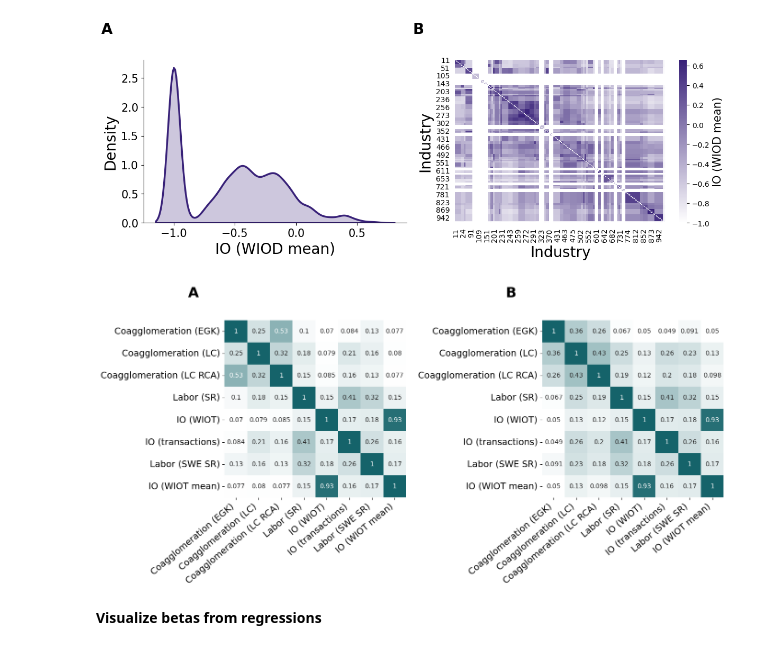
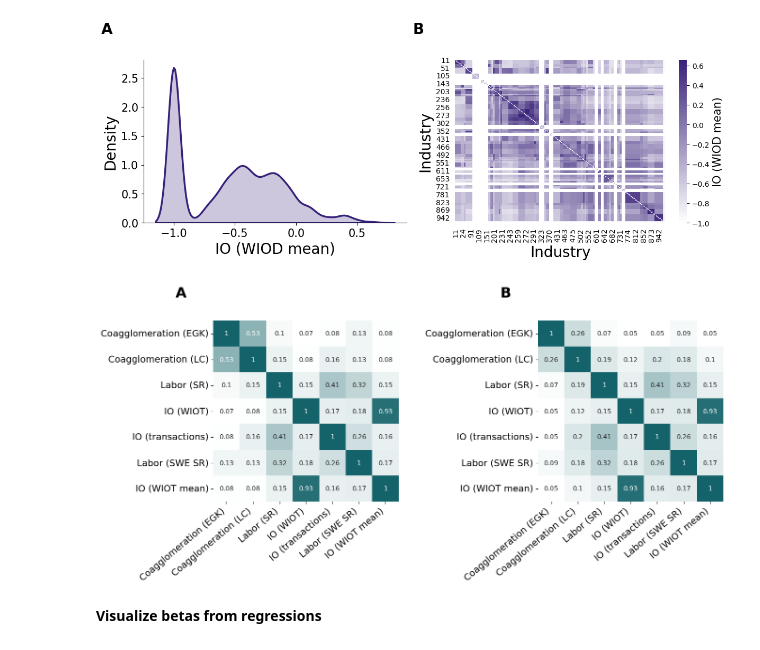
Before and after one commit to sandorjuhasz/coagglomeration, a Jupyter notebook: code/02_supplementary_figures.ipynb, the cells around one changed output. Drawn from its saved outputs; the diff is of its cells as text; code cells hidden in the pictures.

Commit message:
corr mat changed

```diff
--- a/code/02_supplementary_figures.ipynb
+++ b/code/02_supplementary_figures.ipynb
@@ -801,7 +801,7 @@ def correlation_matrix(data, key_columns, labels, textsize, cmap, heatmap=True,
     data = data[key_columns]
 
     # correlation matrix
-    corr_mat = data.corr()
+    corr_mat = round(data.corr(), 2)
 
     if heatmap==False:
         return corr_mat
@@ -821,7 +821,7 @@ ax[1] = fig.add_subplot(gs[0,1])
 fig.subplots_adjust(wspace=0.75)
 
 textsize = 14
-key_vars = ["egk_coagg", "coagg_porter_emp", "coagg_porter_rca01", "sr_norm", "io_norm3", "io_wiot_hun", "swe_sr_norm", "iv_wiot_mean"]
+key_vars = ["egk_coagg", "coagg_porter_rca01", "sr_norm", "io_norm3", "io_wiot_hun", "swe_sr_norm", "iv_wiot_mean"]
 region_levels = ["nuts3", "nuts4"]
 
 # colormap
@@ -839,45 +839,45 @@ reg_df = reg_df[key_vars]
 # plot the matrix w/ style
 corr_mat = reg_df.corr()
 
-labels = ["Coagglomeration (EGK)", "Coagglomeration (LC)", "Coagglomeration (LC RCA)", "Labor (SR)", "IO (WIOT)", "IO (transactions)", "Labor (SWE SR)", "IO (WIOT mean)"]
+labels = ["Coagglomeration (EGK)", "Coagglomeration (LC)", "Labor (SR)", "IO (WIOT)", "IO (transactions)", "Labor (SWE SR)", "IO (WIOT mean)"]
 correlation_matrix(
     reg_df,
-    key_columns=["egk_coagg", "coagg_porter_emp", "coagg_porter_rca01", "sr_norm", "io_wiot_hun", "io_norm3", "swe_sr_norm", "iv_wiot_mean"],
+    key_columns=["egk_coagg", "coagg_porter_rca01", "sr_norm", "io_wiot_hun", "io_norm3", "swe_sr_norm", "iv_wiot_mean"],
     labels=labels,
     textsize=textsize,
     cmap=cmap,
     heatmap=True,
     ax=ax[0]
 )
 ax[0].set_xticklabels(labels, size=textsize, rotation=40, ha='right')
 
 # NUST4
 reg_df = pd.read_csv(f"../data/oc15_2023_dec/04oc_data_{region_levels[1]}_{year}.csv", sep=";")
 reg_df = reg_df[reg_df["ind1"] < reg_df["ind2"]]
 reg_df = reg_df[key_vars]
 
 # plot the matrix w/ style
 corr_mat = reg_df.corr()
 
-labels = ["Coagglomeration (EGK)", "Coagglomeration (LC)", "Coagglomeration (LC RCA)", "Labor (SR)", "IO (WIOT)", "IO (transactions)", "Labor (SWE SR)", "IO (WIOT mean)"]
+labels = ["Coagglomeration (EGK)", "Coagglomeration (LC)", "Labor (SR)", "IO (WIOT)", "IO (transactions)", "Labor (SWE SR)", "IO (WIOT mean)"]
 correlation_matrix(
     reg_df,
-    key_columns=["egk_coagg", "coagg_porter_emp", "coagg_porter_rca01", "sr_norm", "io_wiot_hun", "io_norm3", "swe_sr_norm", "iv_wiot_mean"],
+    key_columns=["egk_coagg", "coagg_porter_rca01", "sr_norm", "io_wiot_hun", "io_norm3", "swe_sr_norm", "iv_wiot_mean"],
     labels=labels,
     textsize=textsize,
     cmap=cmap,
     heatmap=True,
     ax=ax[1]
 )
 ax[1].set_xticklabels(labels, size=textsize, rotation=40, ha='right')
 
 # subplot title
 for a, label in zip(ax, ['A','B','C','D']):
     a.annotate(label.upper(), xy=(0,1), xycoords='axes fraction', xytext=(-80,50), textcoords='offset pixels', weight='bold', size=textsize+8)
 
 # plt.savefig(f"../figures/si_corr_matrix.png", dpi=300, bbox_inches='tight', facecolor="white")
 # %% [output]
-[figure, old version]
+[figure, new version]
 # %% [markdown]
 **Visualize betas from regressions**
 # %%
```
Also changed, not shown: parts of 1 cell of this notebook.
